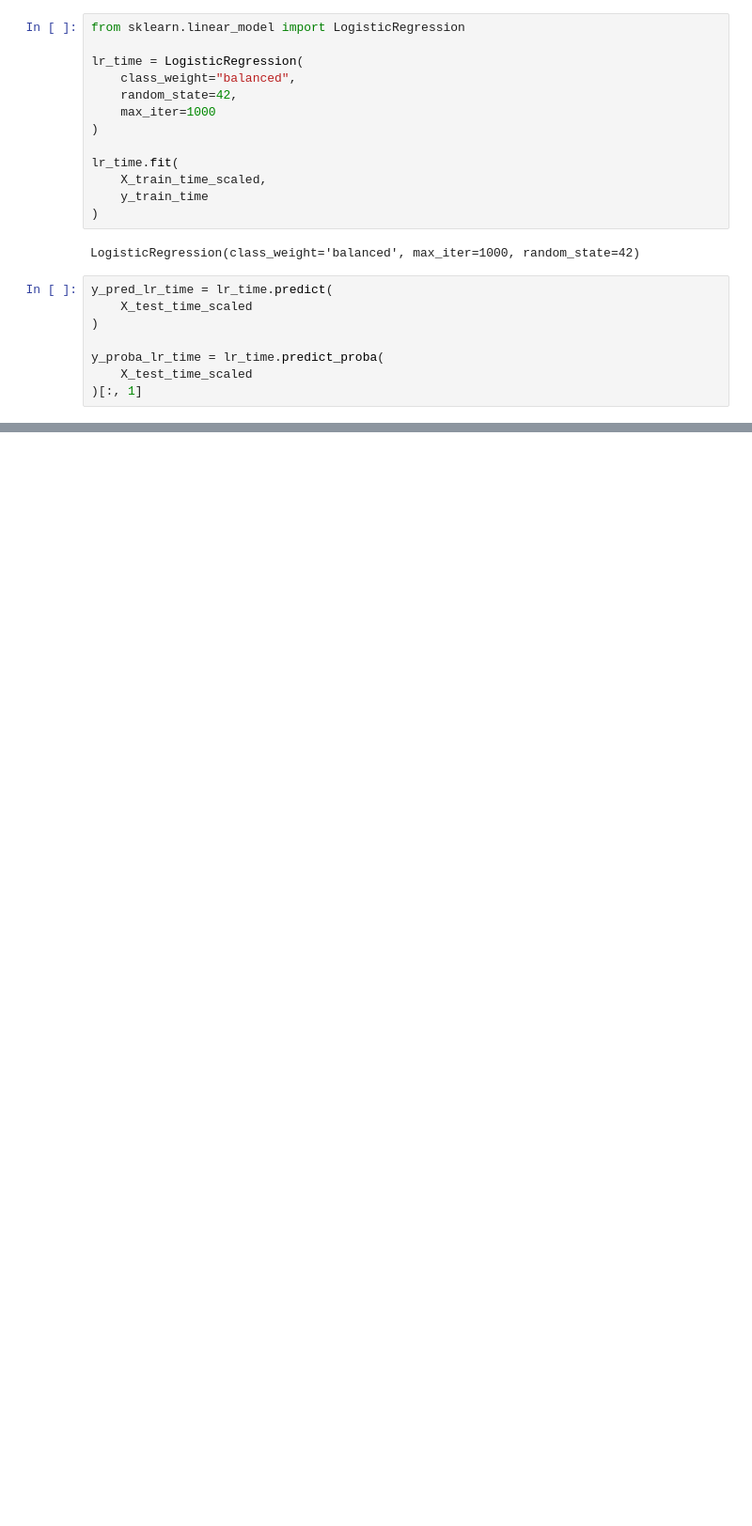
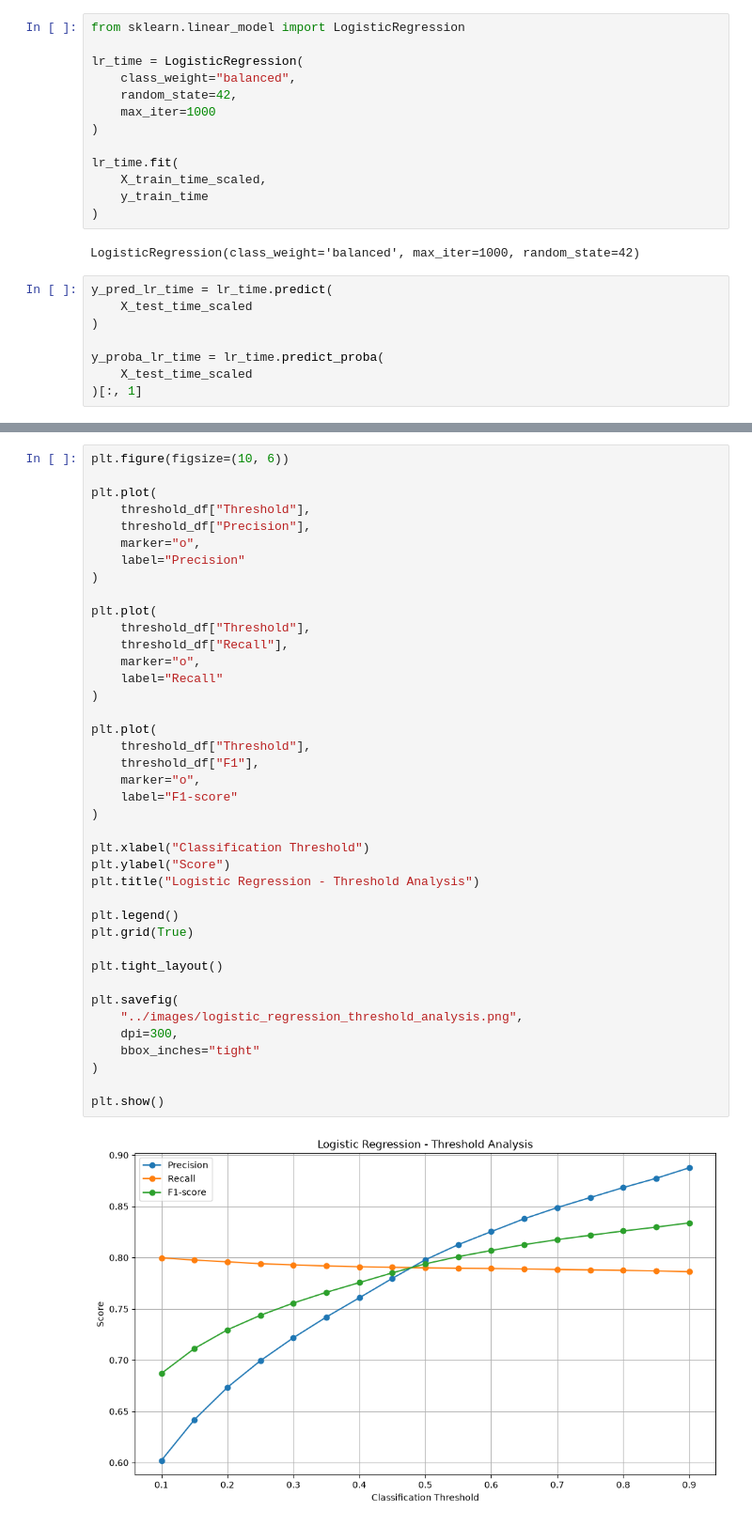
Before and after one commit to HlaMohd/Capstone-Project, a Jupyter notebook: notebooks/06_Model_Evaluation.ipynb, the cells around one changed output, grey strips where cells are left out. Shown at 94% size. Cells and saved outputs as stored; diff of their text form; blank space fills up the shorter version.

```diff
--- a/notebooks/06_Model_Evaluation.ipynb
+++ b/notebooks/06_Model_Evaluation.ipynb
@@ -574,0 +642,42 @@ PR-AUC: 0.5834093423127346
+# %%
+plt.figure(figsize=(10, 6))
+
+plt.plot(
+    threshold_df["Threshold"],
+    threshold_df["Precision"],
+    marker="o",
+    label="Precision"
+)
+
+plt.plot(
+    threshold_df["Threshold"],
+    threshold_df["Recall"],
+    marker="o",
+    label="Recall"
+)
+
+plt.plot(
+    threshold_df["Threshold"],
+    threshold_df["F1"],
+    marker="o",
+    label="F1-score"
+)
+
+plt.xlabel("Classification Threshold")
+plt.ylabel("Score")
+plt.title("Logistic Regression - Threshold Analysis")
+
+plt.legend()
+plt.grid(True)
+
+plt.tight_layout()
+
+plt.savefig(
+    "../images/logistic_regression_threshold_analysis.png",
+    dpi=300,
+    bbox_inches="tight"
+)
+
+plt.show()
+# %% [output]
+[figure, added]
```
Also changed, not shown: parts of 30 cells of this notebook, 3 other files.
